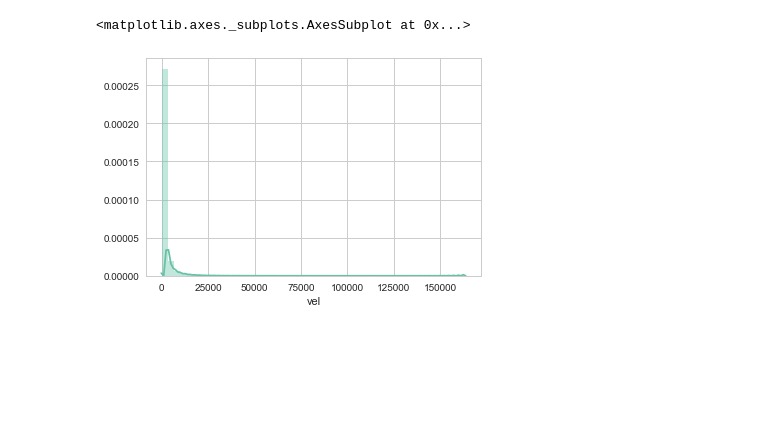
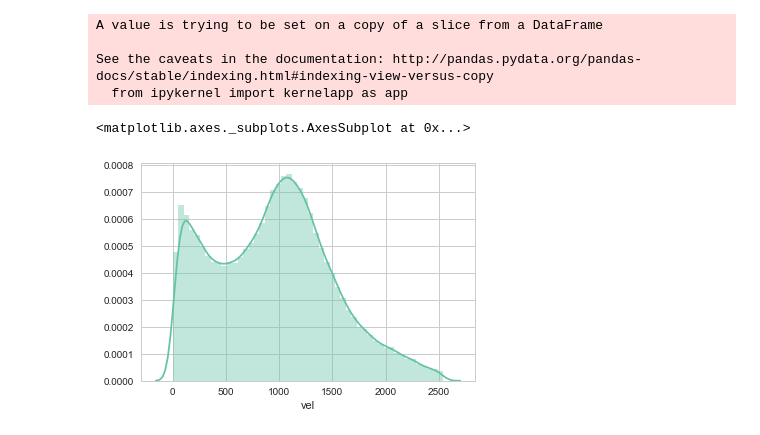
Before and after one commit to sorashido/humanTracking, a Jupyter notebook: modeling/analyzing/sample.ipynb, the cells around one changed output. Cells and saved outputs as stored; diff of their text form; code cells hidden in the pictures; blank space fills up the shorter version.

```diff
--- a/modeling/analyzing/sample.ipynb
+++ b/modeling/analyzing/sample.ipynb
@@ -24,5 +24,29 @@ df_data.head()
+# %%
+def drop_outlier(df):
+#   for i, col in df.iteritems():
+    #四分位数
+    q1 = df['vel'].quantile(.25)
+    q3 = df['vel'].quantile(.75)
+
+    iqr = q3 - q1 #四分位範囲
+
+    #外れ値の基準点
+    outlier_min = q1 - (iqr) * 1.5
+    outlier_max = q3 + (iqr) * 1.5
+
+    #範囲から外れている値を除く
+    df['vel'][df['vel'] < outlier_min] = None
+    df['vel'][df['vel'] > outlier_max] = None
+
+drop_outlier(df_data)
+df_data = df_data.dropna()
+# %% [output]
+A value is trying to be set on a copy of a slice from a DataFrame
+
+See the caveats in the documentation: http://pandas.pydata.org/pandas-docs/stable/indexing.html#indexing-view-versus-copy
+  from ipykernel import kernelapp as app
 # %%
-sns.distplot(df_dataset['vel'])
+sns.distplot(df_data['vel'])
 # %% [output]
 <matplotlib.axes._subplots.AxesSubplot at 0x...>
-[figure, old version]
+[figure, new version]
```
Also changed, not shown: parts of 16 cells of this notebook, 1 other file.
